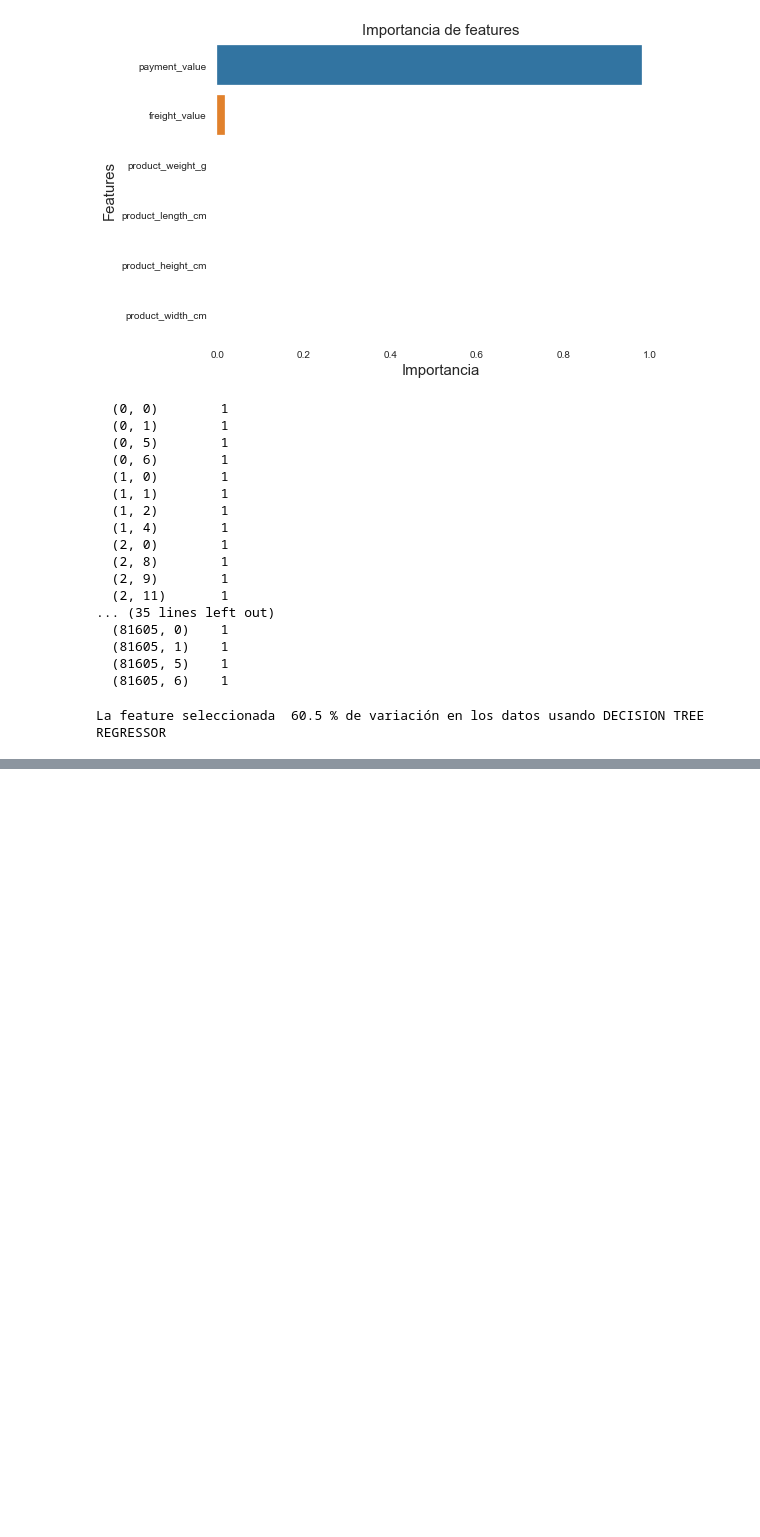
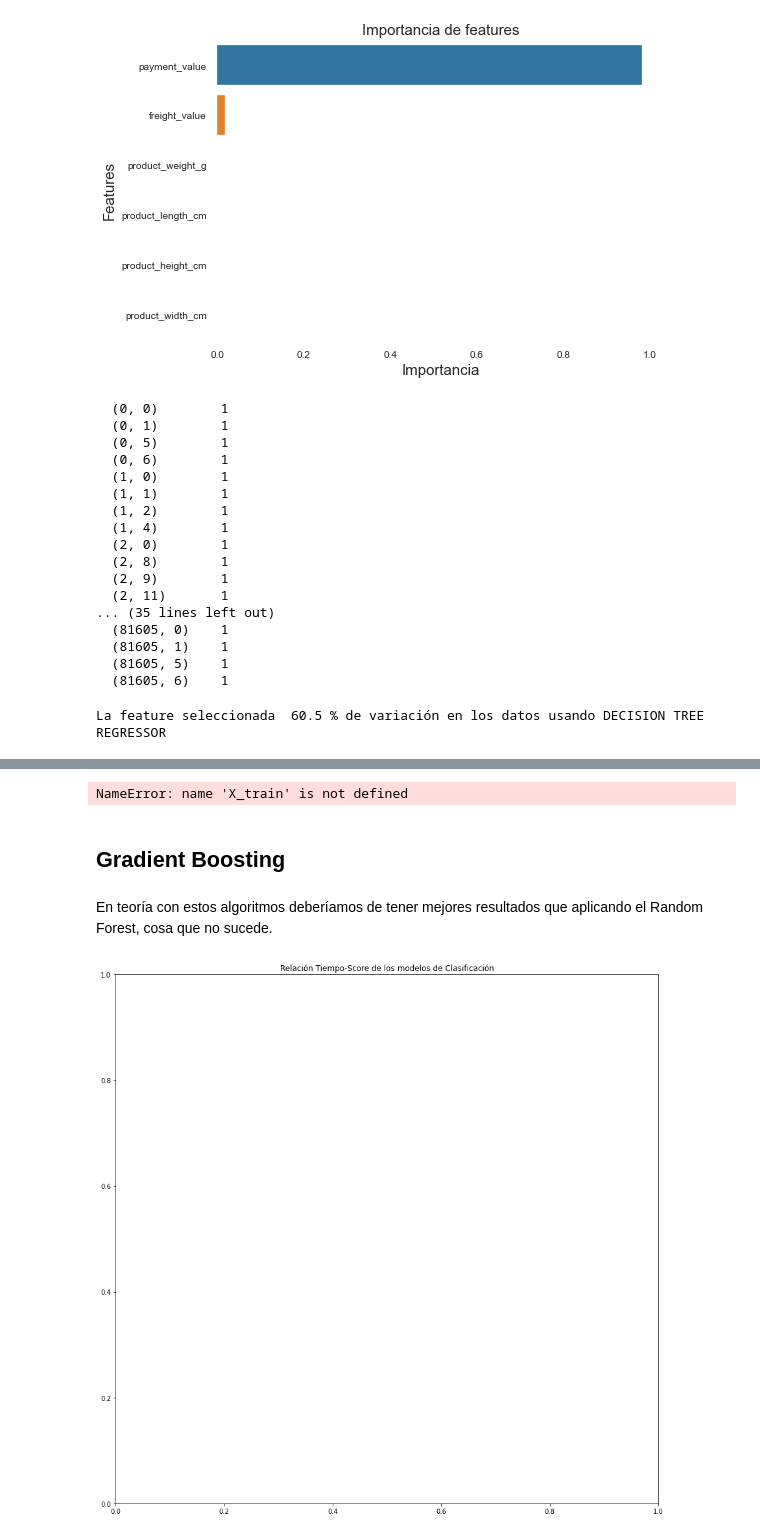
Before and after one commit to Triquin/TP-Final-DS, a Jupyter notebook: TP Final - Version SQL-Entrega.ipynb, the cells around one changed output, grey strips where cells are left out. Saved outputs shown, nothing was run; the diff lists cells and outputs as text; code cells hidden in the pictures; blank space fills up the shorter version.

```diff
--- a/TP Final - Version SQL-Entrega.ipynb
+++ b/TP Final - Version SQL-Entrega.ipynb
@@ -1930,0 +1947,9 @@ La feature seleccionada  60.5 % de variación en los datos usando DECISION TREE
+# %%
+#Predicción del modelo
+
+y_ada_pred = model_ada.predict(X_test)
+print('Acierto:',metrics.accuracy_score(y_test, y_ada_pred))
+# %% [output]
+NameError: name 'X_train' is not defined
+# %% [markdown]
+## Gradient Boosting
@@ -1930,0 +1966,9 @@ La feature seleccionada  60.5 % de variación en los datos usando DECISION TREE
+# %% [markdown]
+En teoría con estos algoritmos deberíamos de tener mejores resultados que aplicando el Random Forest, cosa que no sucede.
+# %%
+plt.figure(figsize=(15,15))
+
+plt.title('Relación Tiempo-Score de los modelos de Clasificación')
+plt.show()
+# %% [output]
+[figure, added]
```
Also changed, not shown: parts of 9 cells of this notebook.
